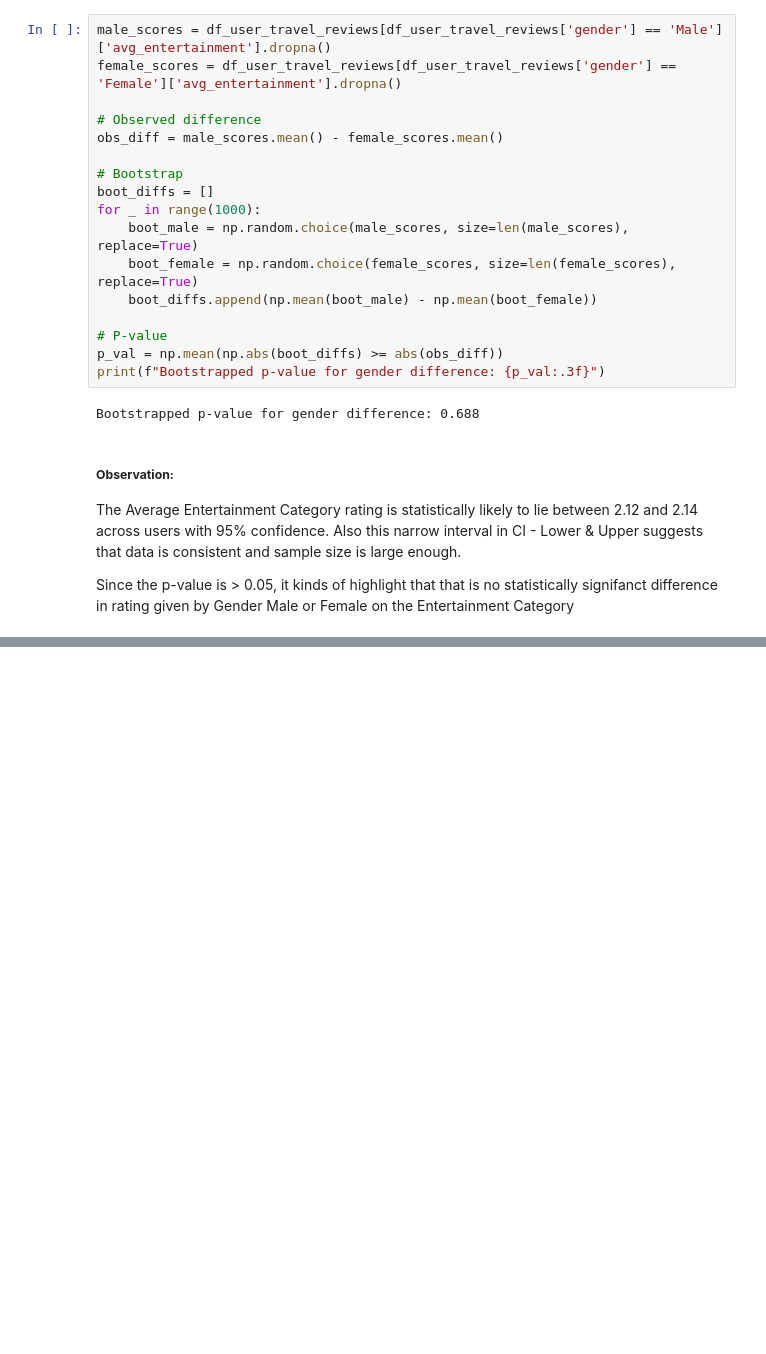
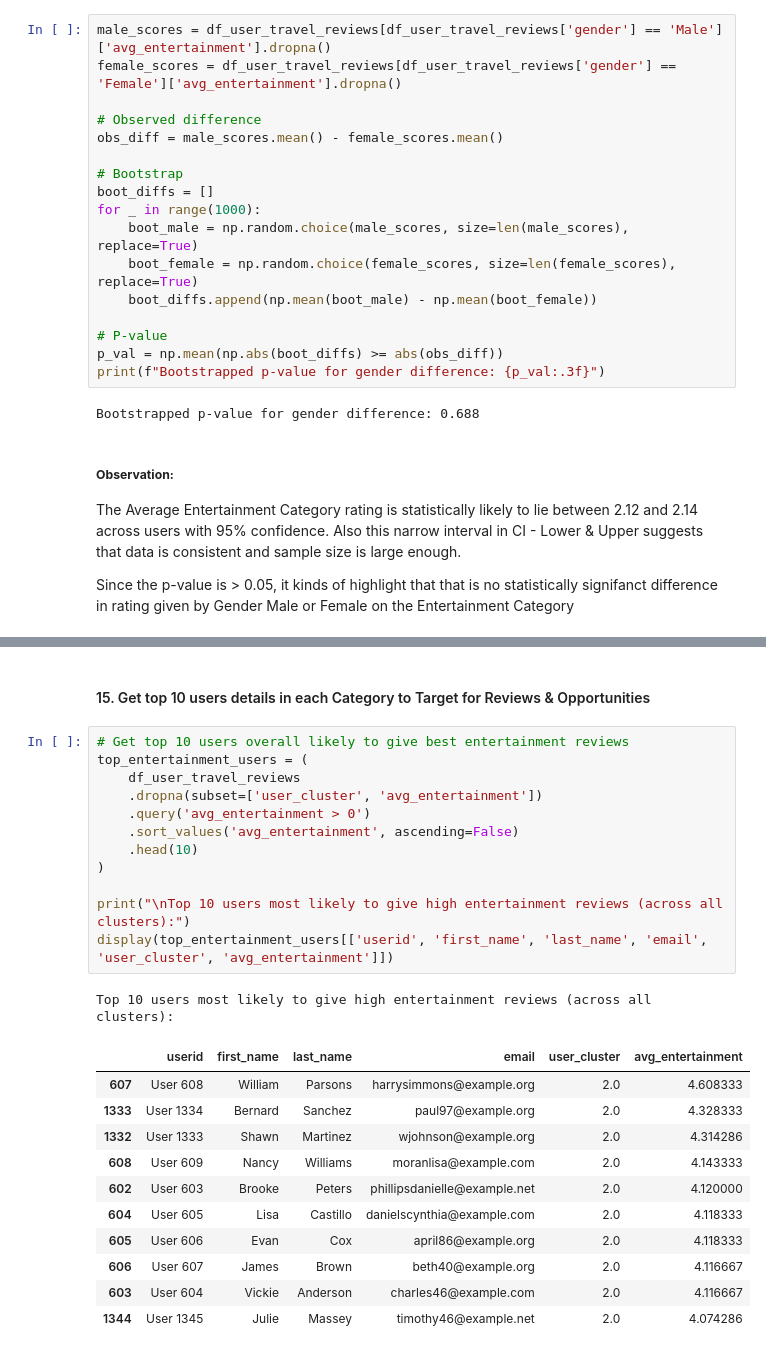
Before and after one commit to BPALAN-USD/AAI_500_GROUP_12, a Jupyter notebook: TravelReviews.ipynb, the cells around one changed output, grey strips where cells are left out. Saved outputs shown, nothing was run; the diff lists cells and outputs as text; blank space fills up the shorter version.

Commit message:
Print top 10 users in each category that needs to be targetted for Offers & Reviews

```diff
--- a/TravelReviews.ipynb
+++ b/TravelReviews.ipynb
@@ -1018,0 +1039,27 @@ Since the p-value is > 0.05, it kinds of highlight that that is no statistically
+# %% [markdown]
+#### 15. Get top 10 users details in each Category to Target for Reviews & Opportunities
+# %%
+# Get top 10 users overall likely to give best entertainment reviews
+top_entertainment_users = (
+    df_user_travel_reviews
+    .dropna(subset=['user_cluster', 'avg_entertainment'])
+    .query('avg_entertainment > 0')
+    .sort_values('avg_entertainment', ascending=False)
+    .head(10)
+)
+
+print("\nTop 10 users most likely to give high entertainment reviews (across all clusters):")
+display(top_entertainment_users[['userid', 'first_name', 'last_name', 'email', 'user_cluster', 'avg_entertainment']])
+# %% [output]
+Top 10 users most likely to give high entertainment reviews (across all clusters):
+|  | userid | first_name | last_name | email | user_cluster | avg_entertainment |
+| 607 | User 608 | William | Parsons | harrysimmons@example.org | 2.0 | 4.608333 |
+| 1333 | User 1334 | Bernard | Sanchez | paul97@example.org | 2.0 | 4.328333 |
+| 1332 | User 1333 | Shawn | Martinez | wjohnson@example.org | 2.0 | 4.314286 |
+| 608 | User 609 | Nancy | Williams | moranlisa@example.com | 2.0 | 4.143333 |
+| 602 | User 603 | Brooke | Peters | phillipsdanielle@example.net | 2.0 | 4.120000 |
+| 604 | User 605 | Lisa | Castillo | danielscynthia@example.com | 2.0 | 4.118333 |
+| 605 | User 606 | Evan | Cox | april86@example.org | 2.0 | 4.118333 |
+| 606 | User 607 | James | Brown | beth40@example.org | 2.0 | 4.116667 |
+| 603 | User 604 | Vickie | Anderson | charles46@example.com | 2.0 | 4.116667 |
+| 1344 | User 1345 | Julie | Massey | timothy46@example.net | 2.0 | 4.074286 |
```
Also changed, not shown: parts of 4 cells of this notebook.
